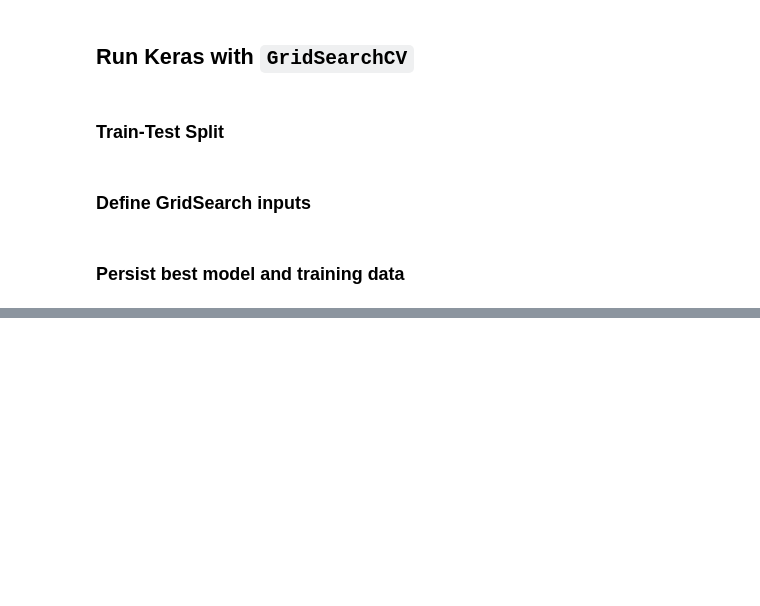
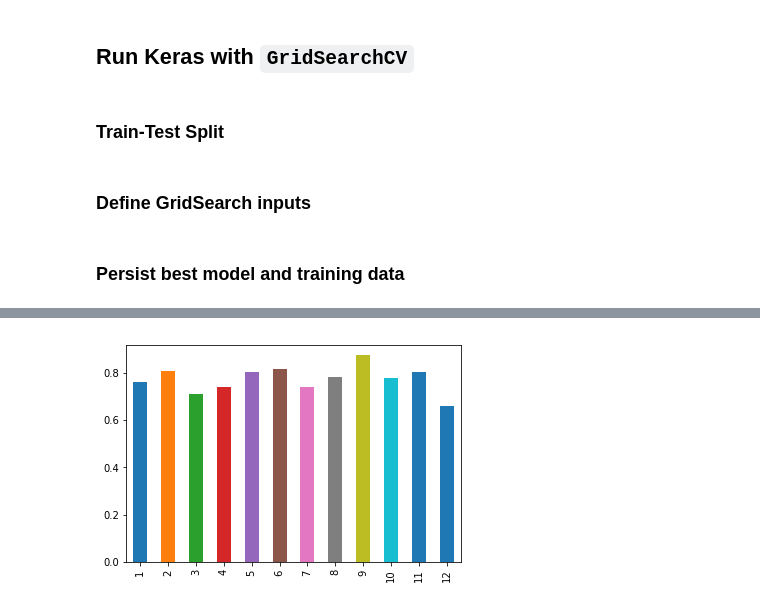
Before and after one commit to PaulClas/machine-learning-for-trading, a Jupyter notebook: 16_deep_learning/05_how_to_optimize_a_NN_architecture.ipynb, the cells around one changed output, grey strips where cells are left out. Cells and saved outputs as stored; diff of their text form; code cells hidden in the pictures; blank space fills up the shorter version.

```diff
--- a/16_deep_learning/05_how_to_optimize_a_NN_architecture.ipynb
+++ b/16_deep_learning/05_how_to_optimize_a_NN_architecture.ipynb
@@ -217,0 +334,2 @@ with pd.HDFStore('data.h5') as store:
+# %%
+y_pred = model.predict(test_data.drop('label', axis=1))
@@ -250,0 +408,32 @@ class roc_callback(Callback):
+# %%
+for fold, (train_idx, test_idx) in enumerate(cv.split(data)):
+    checkpointer = ModelCheckpoint('models/weights.{}.hdf5'.format(fold),
+                               monitor='val_loss',
+                               verbose=0,
+                               save_best_only=True,
+                               save_weights_only=False,
+                               mode='auto',
+                               period=1)
+    tensorboard = TensorBoard(log_dir='./logs/{}'.format(fold),
+                          histogram_freq=1,
+                          batch_size=32,
+                          write_graph=True,
+                          write_grads=True,
+                          update_freq='epoch')
+    X_train = features.iloc[train_idx]
+    X_test = features.iloc[test_idx]
+    y_train = label.iloc[train_idx]
+    y_test = label.iloc[test_idx]
+
+    training = model.fit(X_train,
+                         y_train,
+                          batch_size=32,
+                          epochs=50,
+                          verbose=1,
+                          validation_data=(X_test, y_test),
+                          callbacks=[checkpointer,
+                                     tensorboard,
+                                     early_stopping,
+                                     auc_callback(training_data=(X_train, y_train),
+                                                  validation_data=(X_test, y_test))])
+    history = pd.concat([history, pd.DataFrame(training.history).assign(fold=fold)])
@@ -250,0 +458,12 @@ class roc_callback(Callback):
+# %%
+scores, preds = {}, {}
+for fold, (train_idx, test_idx) in enumerate(cv.split(data)):
+    model = load_model(f'models/weights.{fold}.hdf5', custom_objects={'auc_roc': auc_roc})
+    y_test = features.iloc[test_idx]
+    month = y_test.index[0].month
+    preds[month] = model.predict(y_test)
+    scores[month] = roc_auc_score(y_score=preds[month], y_true=label.iloc[test_idx])
+# %%
+pd.Series(scores).sort_index().plot.bar();
+# %% [output]
+[figure, added]
```
Also changed, not shown: parts of 47 cells of this notebook, 1 other file.
